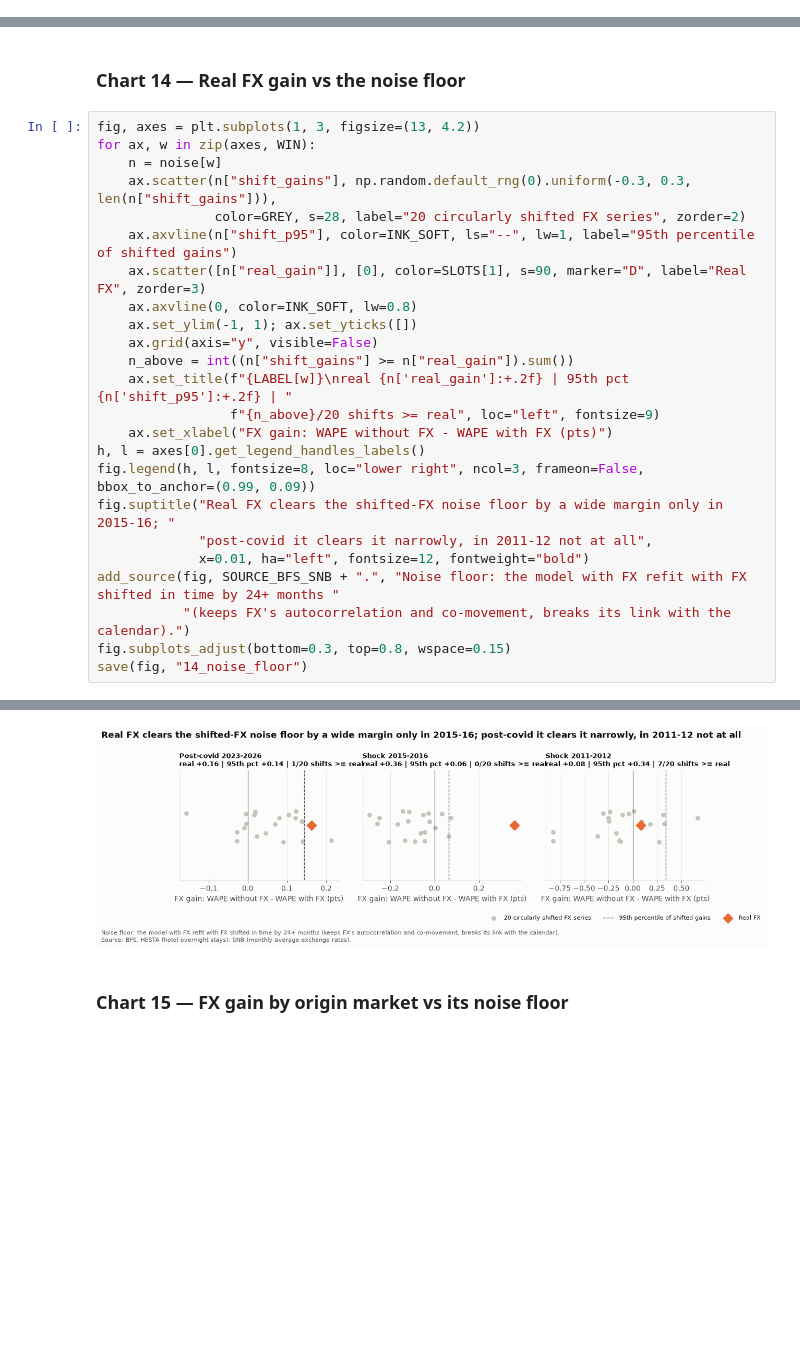
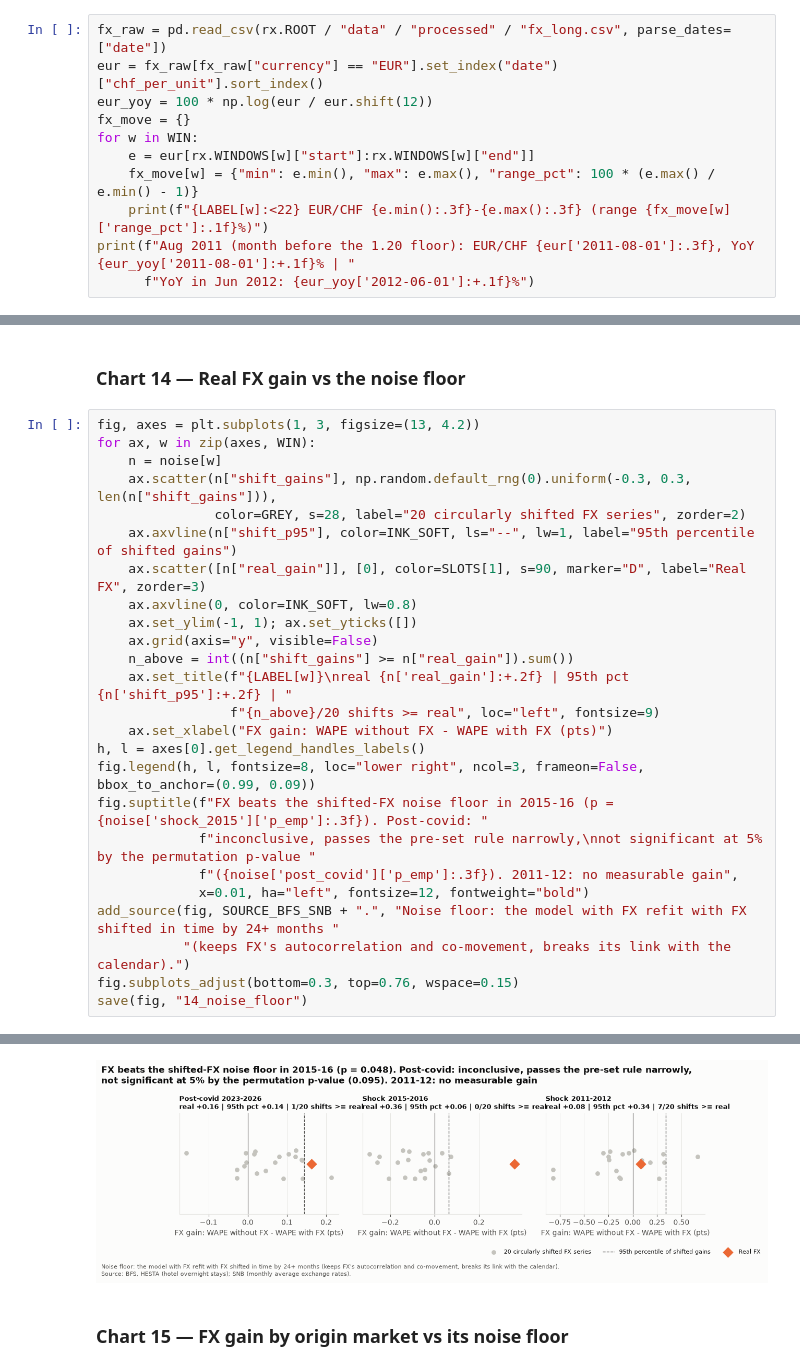
Before and after one commit to Pauulinooo/swiss-tourism-fx, a Jupyter notebook: notebooks/04_forecast_experiments.ipynb, the cells around one changed output, grey strips where cells are left out. Saved outputs shown, nothing was run; the diff lists cells and outputs as text; blank space fills up the shorter version.

```diff
--- a/notebooks/04_forecast_experiments.ipynb
+++ b/notebooks/04_forecast_experiments.ipynb
@@ -133,0 +142,11 @@ Shock 2011-2012        WAPE naive  9.64% | without FX  8.48% | with FX  8.39% |
+# %%
+fx_raw = pd.read_csv(rx.ROOT / "data" / "processed" / "fx_long.csv", parse_dates=["date"])
+eur = fx_raw[fx_raw["currency"] == "EUR"].set_index("date")["chf_per_unit"].sort_index()
+eur_yoy = 100 * np.log(eur / eur.shift(12))
+fx_move = {}
+for w in WIN:
+    e = eur[rx.WINDOWS[w]["start"]:rx.WINDOWS[w]["end"]]
+    fx_move[w] = {"min": e.min(), "max": e.max(), "range_pct": 100 * (e.max() / e.min() - 1)}
+    print(f"{LABEL[w]:<22} EUR/CHF {e.min():.3f}-{e.max():.3f} (range {fx_move[w]['range_pct']:.1f}%)")
+print(f"Aug 2011 (month before the 1.20 floor): EUR/CHF {eur['2011-08-01']:.3f}, YoY {eur_yoy['2011-08-01']:+.1f}% | "
+      f"YoY in Jun 2012: {eur_yoy['2012-06-01']:+.1f}%")
@@ -305,30 +329,31 @@ PosixPath('/Users/yasserpaulino/Desktop/swiss-tourism-fx/reports/figures/13_shoc
 # %%
 fig, axes = plt.subplots(1, 3, figsize=(13, 4.2))
 for ax, w in zip(axes, WIN):
     n = noise[w]
     ax.scatter(n["shift_gains"], np.random.default_rng(0).uniform(-0.3, 0.3, len(n["shift_gains"])),
                color=GREY, s=28, label="20 circularly shifted FX series", zorder=2)
     ax.axvline(n["shift_p95"], color=INK_SOFT, ls="--", lw=1, label="95th percentile of shifted gains")
     ax.scatter([n["real_gain"]], [0], color=SLOTS[1], s=90, marker="D", label="Real FX", zorder=3)
     ax.axvline(0, color=INK_SOFT, lw=0.8)
     ax.set_ylim(-1, 1); ax.set_yticks([])
     ax.grid(axis="y", visible=False)
     n_above = int((n["shift_gains"] >= n["real_gain"]).sum())
     ax.set_title(f"{LABEL[w]}\nreal {n['real_gain']:+.2f} | 95th pct {n['shift_p95']:+.2f} | "
                  f"{n_above}/20 shifts >= real", loc="left", fontsize=9)
     ax.set_xlabel("FX gain: WAPE without FX - WAPE with FX (pts)")
 h, l = axes[0].get_legend_handles_labels()
 fig.legend(h, l, fontsize=8, loc="lower right", ncol=3, frameon=False, bbox_to_anchor=(0.99, 0.09))
-fig.suptitle("Real FX clears the shifted-FX noise floor by a wide margin only in 2015-16; "
-             "post-covid it clears it narrowly, in 2011-12 not at all",
+fig.suptitle(f"FX beats the shifted-FX noise floor in 2015-16 (p = {noise['shock_2015']['p_emp']:.3f}). Post-covid: "
+             f"inconclusive, passes the pre-set rule narrowly,\nnot significant at 5% by the permutation p-value "
+             f"({noise['post_covid']['p_emp']:.3f}). 2011-12: no measurable gain",
              x=0.01, ha="left", fontsize=12, fontweight="bold")
 add_source(fig, SOURCE_BFS_SNB + ".", "Noise floor: the model with FX refit with FX shifted in time by 24+ months "
            "(keeps FX's autocorrelation and co-movement, breaks its link with the calendar).")
-fig.subplots_adjust(bottom=0.3, top=0.8, wspace=0.15)
+fig.subplots_adjust(bottom=0.3, top=0.76, wspace=0.15)
 save(fig, "14_noise_floor")
 # %% [output]
 PosixPath('/Users/yasserpaulino/Desktop/swiss-tourism-fx/reports/figures/14_noise_floor.png')
-[figure, old version]
+[figure, new version]
 # %% [markdown]
 ### Chart 15 — FX gain by origin market vs its noise floor
 # %%
```
Also changed, not shown: parts of 4 cells of this notebook, 1 other file.
